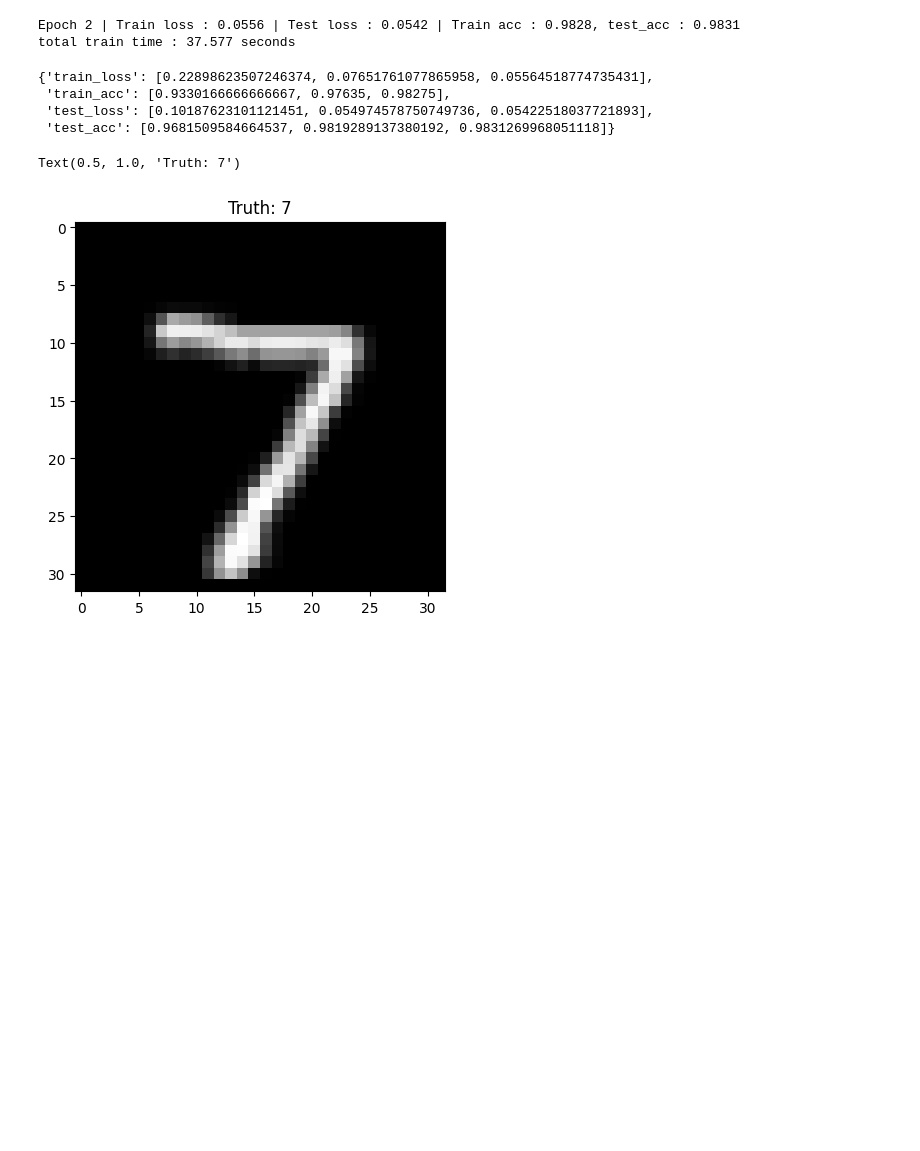
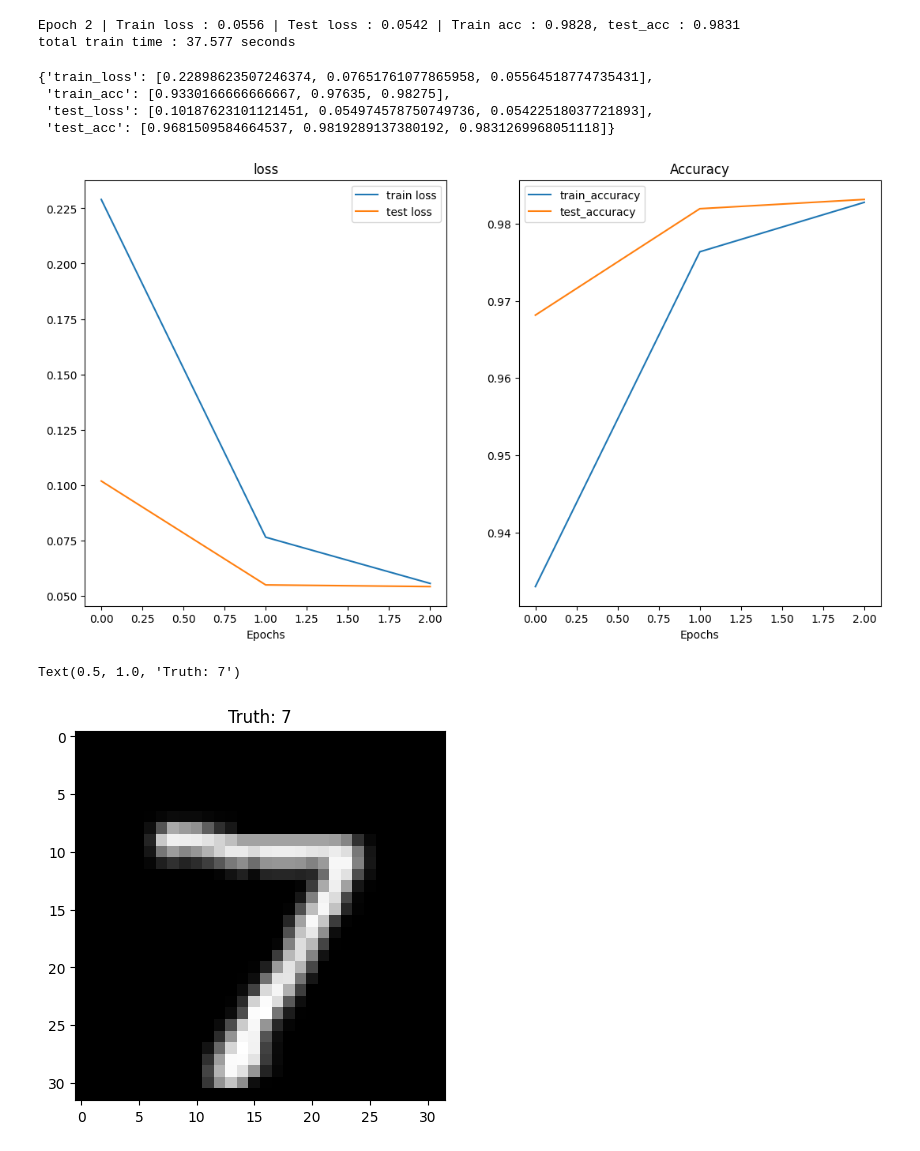
Before and after one commit to toheedakhtar/Ml-Implementations, a Jupyter notebook: LeNet/lenet.ipynb, the cells around one changed output. Drawn from its saved outputs; the diff is of its cells as text; code cells hidden in the pictures; blank space fills up the shorter version.

Commit message:
plot loss curves

```diff
--- a/LeNet/lenet.ipynb
+++ b/LeNet/lenet.ipynb
@@ -277,6 +277,10 @@ def plot_loss_curves(results):
   plt.title("Accuracy")
   plt.xlabel('Epochs')
   plt.legend()
+# %%
+plot_loss_curves(model_0_results)
+# %% [output]
+[figure, added]
 # %%
 plt.imshow(example_data[0][0], cmap='gray', interpolation='none')
 plt.title("Truth: {}".format(example_targets[0]))
```
